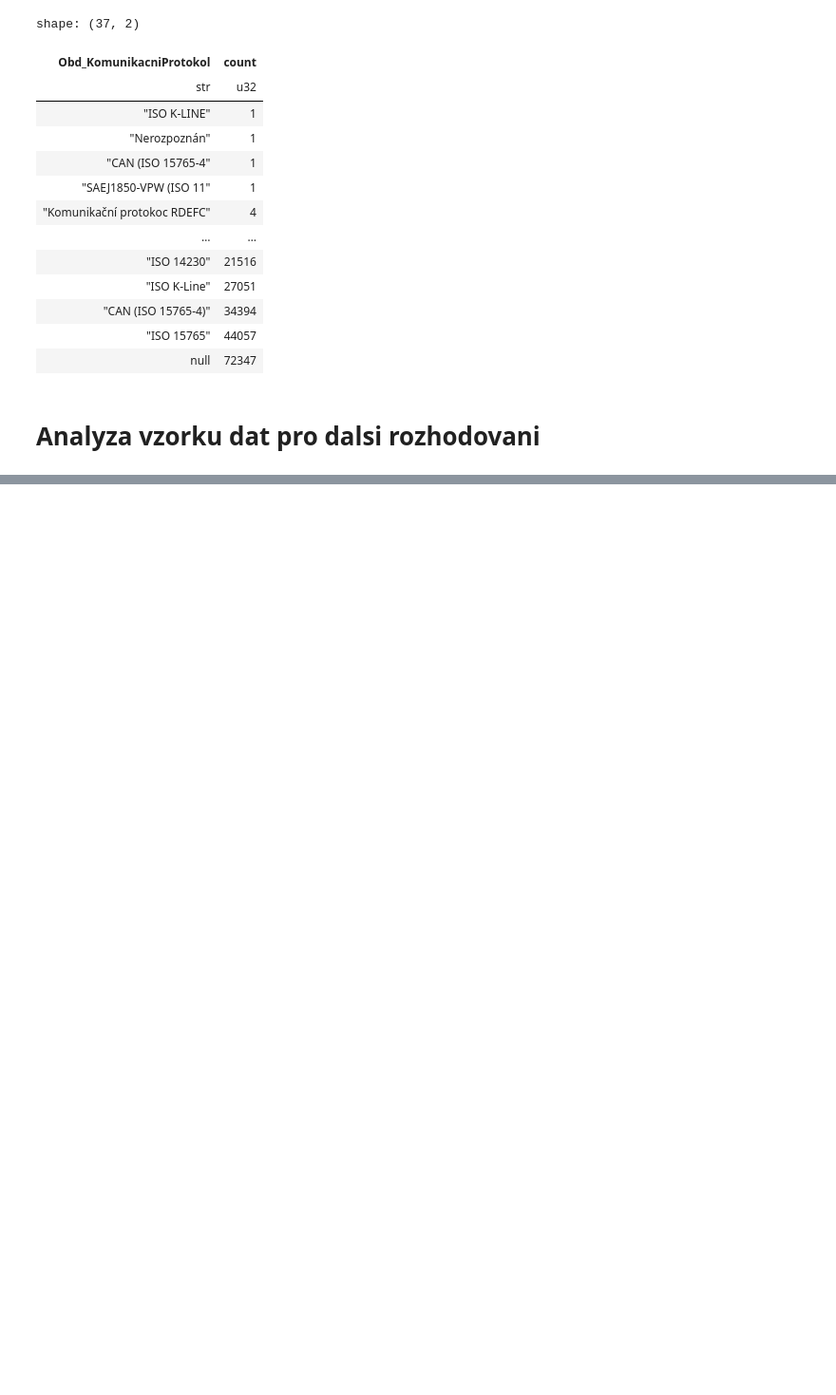
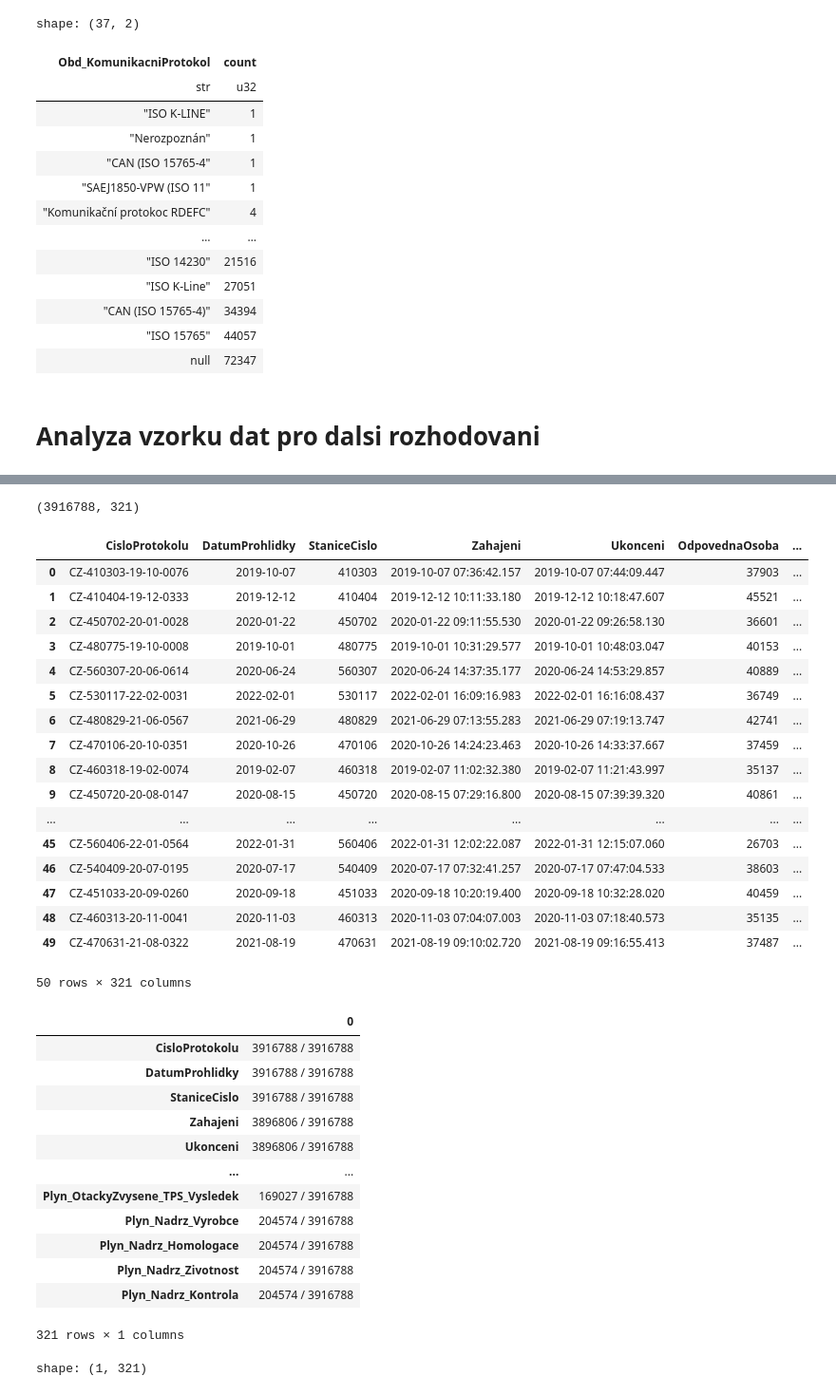
Before and after one commit to opendatalabcz/emissions-data-analysis-cz, a Jupyter notebook: kod/development.ipynb, the cells around one changed output, grey strips where cells are left out. Shown at 95% size. Cells and saved outputs as stored; diff of their text form; code cells hidden in the pictures; blank space fills up the shorter version.

```diff
--- a/kod/development.ipynb
+++ b/kod/development.ipynb
@@ -345,0 +420,36 @@ FileNotFoundError: The system cannot find the path specified. (os error 3): kod/
+# %%
+describe(df_mereni.filter(pl.col('Benzin_Palivo').is_not_null()))
+# %% [output]
+(3916788, 321)
+|  | CisloProtokolu | DatumProhlidky | StaniceCislo | Zahajeni | Ukonceni | OdpovednaOsoba | ... |
+| 0 | CZ-410303-19-10-0076 | 2019-10-07 | 410303 | 2019-10-07 07:36:42.157 | 2019-10-07 07:44:09.447 | 37903 | ... |
+| 1 | CZ-410404-19-12-0333 | 2019-12-12 | 410404 | 2019-12-12 10:11:33.180 | 2019-12-12 10:18:47.607 | 45521 | ... |
+| 2 | CZ-450702-20-01-0028 | 2020-01-22 | 450702 | 2020-01-22 09:11:55.530 | 2020-01-22 09:26:58.130 | 36601 | ... |
+| 3 | CZ-480775-19-10-0008 | 2019-10-01 | 480775 | 2019-10-01 10:31:29.577 | 2019-10-01 10:48:03.047 | 40153 | ... |
+| 4 | CZ-560307-20-06-0614 | 2020-06-24 | 560307 | 2020-06-24 14:37:35.177 | 2020-06-24 14:53:29.857 | 40889 | ... |
+| 5 | CZ-530117-22-02-0031 | 2022-02-01 | 530117 | 2022-02-01 16:09:16.983 | 2022-02-01 16:16:08.437 | 36749 | ... |
+| 6 | CZ-480829-21-06-0567 | 2021-06-29 | 480829 | 2021-06-29 07:13:55.283 | 2021-06-29 07:19:13.747 | 42741 | ... |
+| 7 | CZ-470106-20-10-0351 | 2020-10-26 | 470106 | 2020-10-26 14:24:23.463 | 2020-10-26 14:33:37.667 | 37459 | ... |
+| 8 | CZ-460318-19-02-0074 | 2019-02-07 | 460318 | 2019-02-07 11:02:32.380 | 2019-02-07 11:21:43.997 | 35137 | ... |
+| 9 | CZ-450720-20-08-0147 | 2020-08-15 | 450720 | 2020-08-15 07:29:16.800 | 2020-08-15 07:39:39.320 | 40861 | ... |
+| ... | ... | ... | ... | ... | ... | ... | ... |
+| 45 | CZ-560406-22-01-0564 | 2022-01-31 | 560406 | 2022-01-31 12:02:22.087 | 2022-01-31 12:15:07.060 | 26703 | ... |
+| 46 | CZ-540409-20-07-0195 | 2020-07-17 | 540409 | 2020-07-17 07:32:41.257 | 2020-07-17 07:47:04.533 | 38603 | ... |
+| 47 | CZ-451033-20-09-0260 | 2020-09-18 | 451033 | 2020-09-18 10:20:19.400 | 2020-09-18 10:32:28.020 | 40459 | ... |
+| 48 | CZ-460313-20-11-0041 | 2020-11-03 | 460313 | 2020-11-03 07:04:07.003 | 2020-11-03 07:18:40.573 | 35135 | ... |
+| 49 | CZ-470631-21-08-0322 | 2021-08-19 | 470631 | 2021-08-19 09:10:02.720 | 2021-08-19 09:16:55.413 | 37487 | ... |
+50 rows × 321 columns
+|  | 0 |
+| CisloProtokolu | 3916788 / 3916788 |
+| DatumProhlidky | 3916788 / 3916788 |
+| StaniceCislo | 3916788 / 3916788 |
+| Zahajeni | 3896806 / 3916788 |
+| Ukonceni | 3896806 / 3916788 |
+| ... | ... |
+| Plyn_OtackyZvysene_TPS_Vysledek | 169027 / 3916788 |
+| Plyn_Nadrz_Vyrobce | 204574 / 3916788 |
+| Plyn_Nadrz_Homologace | 204574 / 3916788 |
+| Plyn_Nadrz_Zivotnost | 204574 / 3916788 |
+| Plyn_Nadrz_Kontrola | 204574 / 3916788 |
+321 rows × 1 columns
+shape: (1, 321)
```
Also changed, not shown: parts of 3 cells of this notebook, 1 other file.
